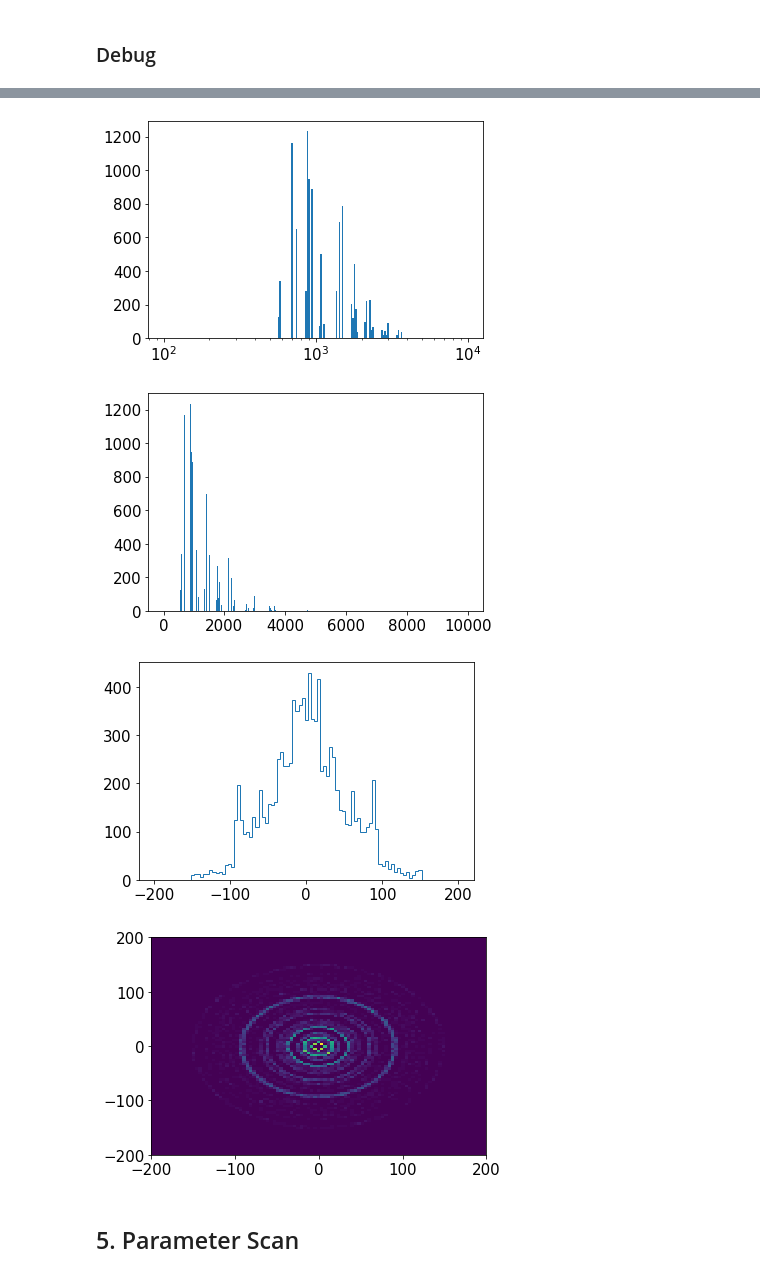
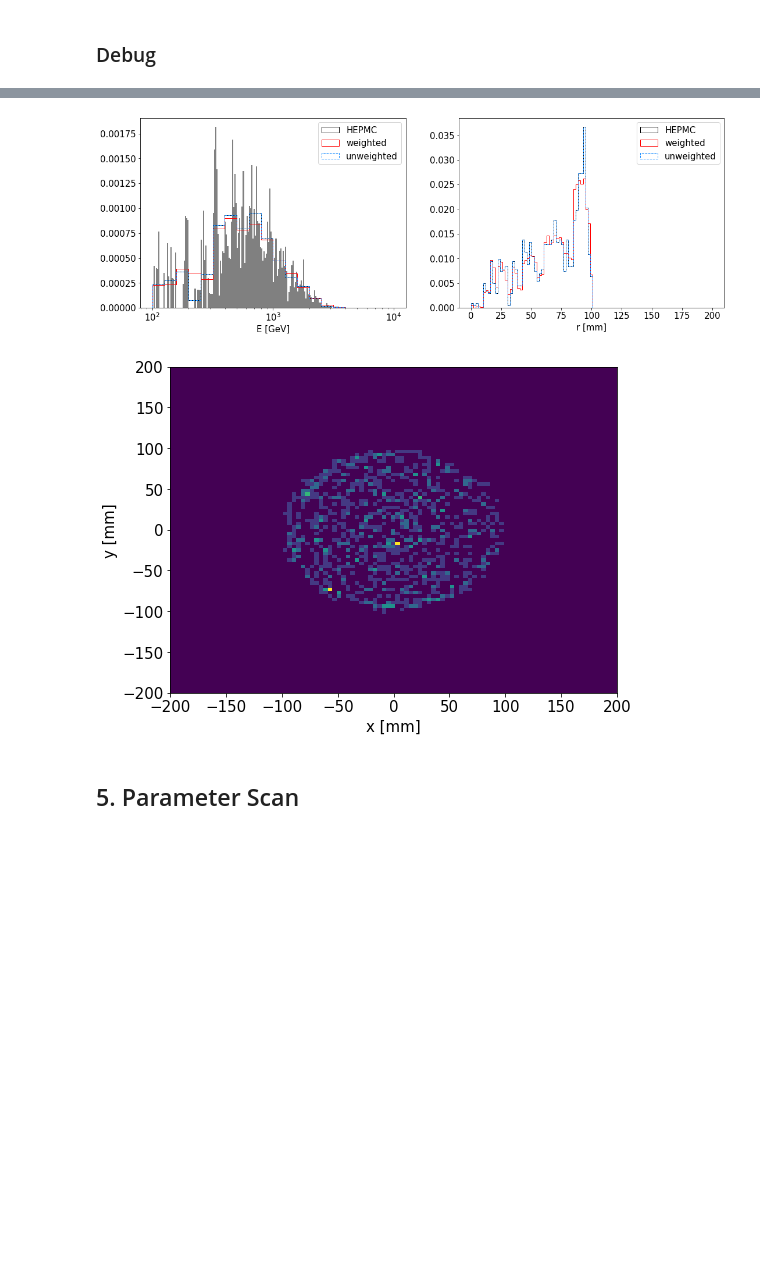
Before and after one commit to KlingFelix/FORESEE, a Jupyter notebook: Models/ALP-W/ALP-W.ipynb, the cells around one changed output, grey strips where cells are left out. Saved outputs shown, nothing was run; the diff lists cells and outputs as text; code cells hidden in the pictures; blank space fills up the shorter version.

```diff
--- a/Models/ALP-W/ALP-W.ipynb
+++ b/Models/ALP-W/ALP-W.ipynb
@@ -154,6 +170,6 @@ Before counting the number of decays within the detector volume, let us specify
 
 The default correspond to the FASER2 detector.
 # %%
-distance, selection, length, luminosity, channels = 480, "np.sqrt(x.x**2 + x.y**2)< 1", 5, 3000, None
+distance, selection, length, luminosity, channels = 480, "np.sqrt(x.x**2 + x.y**2)< .1", 1.5, 3000, None
 foresee.set_detector(distance=distance, selection=selection, length=length, luminosity=luminosity, channels=channels)
 # %% [markdown]
@@ -201,47 +235,65 @@ plt.show()
 # %%
-distance, selection, length, luminosity, channels = 480, "np.sqrt(x.x**2 + (x.y+0.06)**2)<.1", 1.5, 1/1000., None
+distance, selection, length, luminosity, channels = 480, "np.sqrt(x.x**2 + (x.y)**2)<.1", 1.5, 1/1000., None
 foresee.set_detector(distance=distance, selection=selection, length=length,
                      luminosity=luminosity, channels=channels)
 
-foresee.write_events(filename="model/events/test.hepmc", mass=.01,
-                     coupling=1e-4, energy="14", numberevent=10000, zfront=0, notime=False, t0=0, seed=1234,
-                     modes = ["5","-5"])
+weighted, weights, unweighted = foresee.write_events(filename="model/events/test.hepmc", mass=.1,
+                     coupling=1e-4, energy="14", numberevent=1000, zfront=0, notime=True, seed=1234,
+                     modes = ["5"], nsample=100, return_data=True)
+unweighted=np.array(unweighted)
 # %%
-energies,xvals,yvals = [],[],[]
+# raw data
+evals_wgt, rvals_wgt = np.array(weighted[:,0]),np.array(weighted[:,1])*480*1000
+evals_unw, rvals_unw = np.array(unweighted[:,0]),np.array(unweighted[:,1])*480*1000
+
+# hepmc file
+evals,xvals,yvals,rvals = [],[],[],[]
 with open("model/events/test.hepmc") as f:
     for line in f:
         #print (line)
         if len(line)==0 or line[0]=="#": continue
 
         if line[0]=="V":
             words = [elt.strip() for elt in line.split( )]
             x,y,z = float(words[3]), float(words[4]), float(words[5])
             xvals.append(x)
             yvals.append(y)
+            rvals.append(np.sqrt(y**2+x**2))
 
         if line[0]=="P" and line[4]=="3":
             words = [elt.strip() for elt in line.split( )]
             px,py,pz,en = float(words[3]), float(words[4]), float(words[5]), float(words[6])
-            energies.append(en)
+            evals.append(en)
 
 
-plt.hist(energies, bins=np.logspace(2,4,201))
-plt.xscale("log")
+fig = plt.figure(figsize=(18,6))
+
+ax = plt.subplot(1,2,1)
+ax.hist(evals    , bins=np.logspace(2,4,201),                 density=True, color="gray")
+ax.hist(evals    , bins=np.logspace(2,4,21) ,histtype="step", density=True, color="k", label="HEPMC")
+ax.hist(evals_wgt, bins=np.logspace(2,4,21) ,histtype="step", density=True, color="red", label="weighted", weights=weights)
+ax.hist(evals_unw, bins=np.logspace(2,4,21) ,histtype="step", density=True, color="dodgerblue", ls="dashed", label="unweighted")
+ax.set_xscale("log")
+ax.set_xlabel("E [GeV]")
+ax.legend()
+
+ax = plt.subplot(1,2,2)
+ax.hist(rvals    , bins=np.linspace(0,200,100), histtype="step", density=True, color="k", label="HEPMC")
+ax.hist(rvals_wgt, bins=np.linspace(0,200,100), histtype="step", density=True, color="red", label="weighted", weights=weights)
+ax.hist(rvals_unw, bins=np.linspace(0,200,100), histtype="step", density=True, color="dodgerblue", ls="dashed", label="unweighted")
+ax.set_xlabel("r [mm]")
+ax.legend()
 plt.show()
 
-plt.hist(energies, bins=np.linspace(0,10000,400))
+fig = plt.figure(figsize=(8,6))
+ax = plt.subplot(1,1,1)
+ax.set_xlabel("x [mm]")
+ax.set_ylabel("y [mm]")
+ax.hist2d(xvals,yvals, bins=(np.linspace(-200,200,100),np.linspace(-200,200,100)))
 plt.show()
-
-plt.hist(yvals, bins=np.linspace(-200,200,100), histtype="step")
-plt.show()
-
-plt.hist2d(xvals,yvals, bins=(np.linspace(-200,200,100),np.linspace(-200,200,100)))
-plt.show()
 # %% [output]
-[figure, old version]
+[figure, new version]
-[figure, old version]
+[figure, new version]
-[figure, removed]
-[figure, removed]
 # %% [markdown]
 ## 5. Parameter Scan
 # %% [markdown]
```
Also changed, not shown: parts of 7 cells of this notebook, 11 other files.
